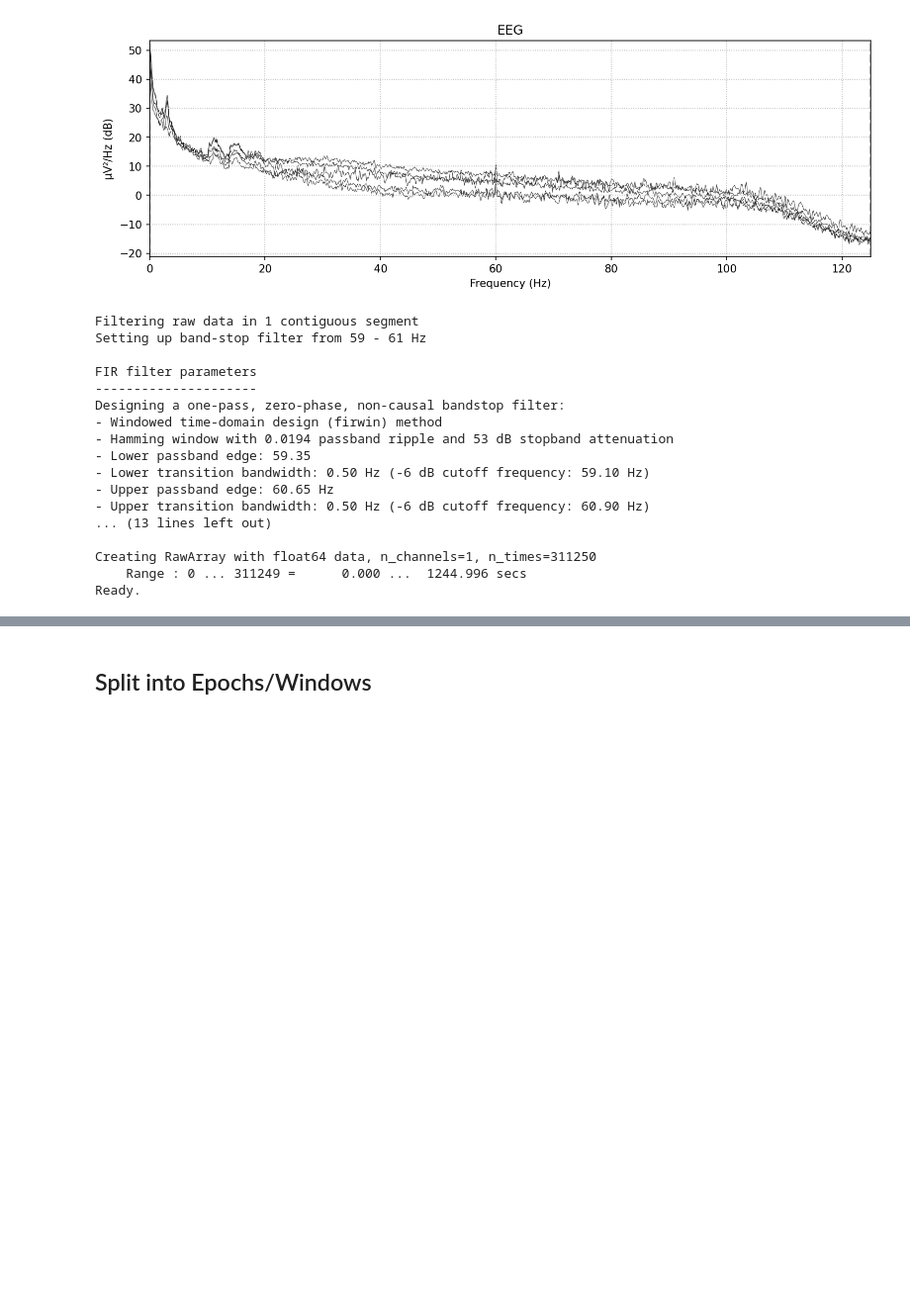
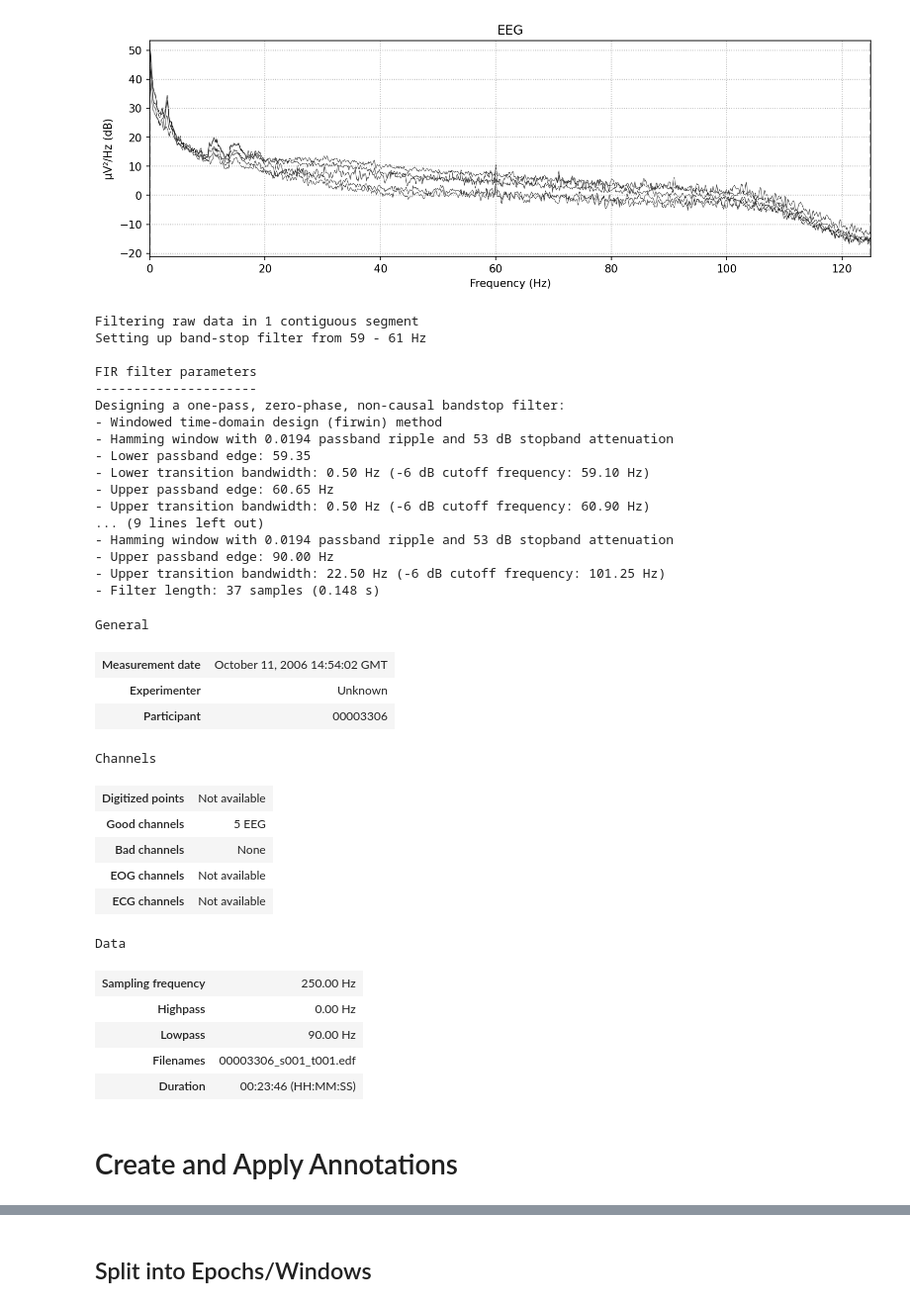
Before and after one commit to Loic017/TinyML-for-Epileptic-Seizures, a Jupyter notebook: extract_absence_eeg.ipynb, the cells around one changed output, grey strips where cells are left out. Shown at 99% size. Saved outputs shown, nothing was run; the diff lists cells and outputs as text; code cells hidden in the pictures; blank space fills up the shorter version.

```diff
--- a/extract_absence_eeg.ipynb
+++ b/extract_absence_eeg.ipynb
@@ -92,22 +83,40 @@ Effective window size : 8.192 (s)
 # %%
 raw.notch_filter(60)  # 60 Hz notch filter
 raw.filter(None, 90, fir_design="firwin")  # 90 Hz lowpass filter
-raw = mne.channels.combine_channels(raw, dict(new=[0, 1, 2, 3, 4]), method="mean")
+# raw = mne.channels.combine_channels(raw, dict(new=[0, 1, 2, 3, 4]), method="mean")
 # %% [output]
 Filtering raw data in 1 contiguous segment
 Setting up band-stop filter from 59 - 61 Hz
 
 FIR filter parameters
 ---------------------
 Designing a one-pass, zero-phase, non-causal bandstop filter:
 - Windowed time-domain design (firwin) method
 - Hamming window with 0.0194 passband ripple and 53 dB stopband attenuation
 - Lower passband edge: 59.35
 - Lower transition bandwidth: 0.50 Hz (-6 dB cutoff frequency: 59.10 Hz)
 - Upper passband edge: 60.65 Hz
 - Upper transition bandwidth: 0.50 Hz (-6 dB cutoff frequency: 60.90 Hz)
-... (13 lines left out)
-
-Creating RawArray with float64 data, n_channels=1, n_times=311250
-    Range : 0 ... 311249 =      0.000 ...  1244.996 secs
-Ready.
+... (9 lines left out)
+- Hamming window with 0.0194 passband ripple and 53 dB stopband attenuation
+- Upper passband edge: 90.00 Hz
+- Upper transition bandwidth: 22.50 Hz (-6 dB cutoff frequency: 101.25 Hz)
+- Filter length: 37 samples (0.148 s)
+General
+| Measurement date | October 11, 2006 14:54:02 GMT |
+| Experimenter | Unknown |
+| Participant | 00003306 |
+Channels
+| Digitized points | Not available |
+| Good channels | 5 EEG |
+| Bad channels | None |
+| EOG channels | Not available |
+| ECG channels | Not available |
+Data
+| Sampling frequency | 250.00 Hz |
+| Highpass | 0.00 Hz |
+| Lowpass | 90.00 Hz |
+| Filenames | 00003306_s001_t001.edf |
+| Duration | 00:23:46 (HH:MM:SS) |
+# %% [markdown]
+# Create and Apply Annotations
```
Also changed, not shown: parts of 26 cells of this notebook, 1 other file.
